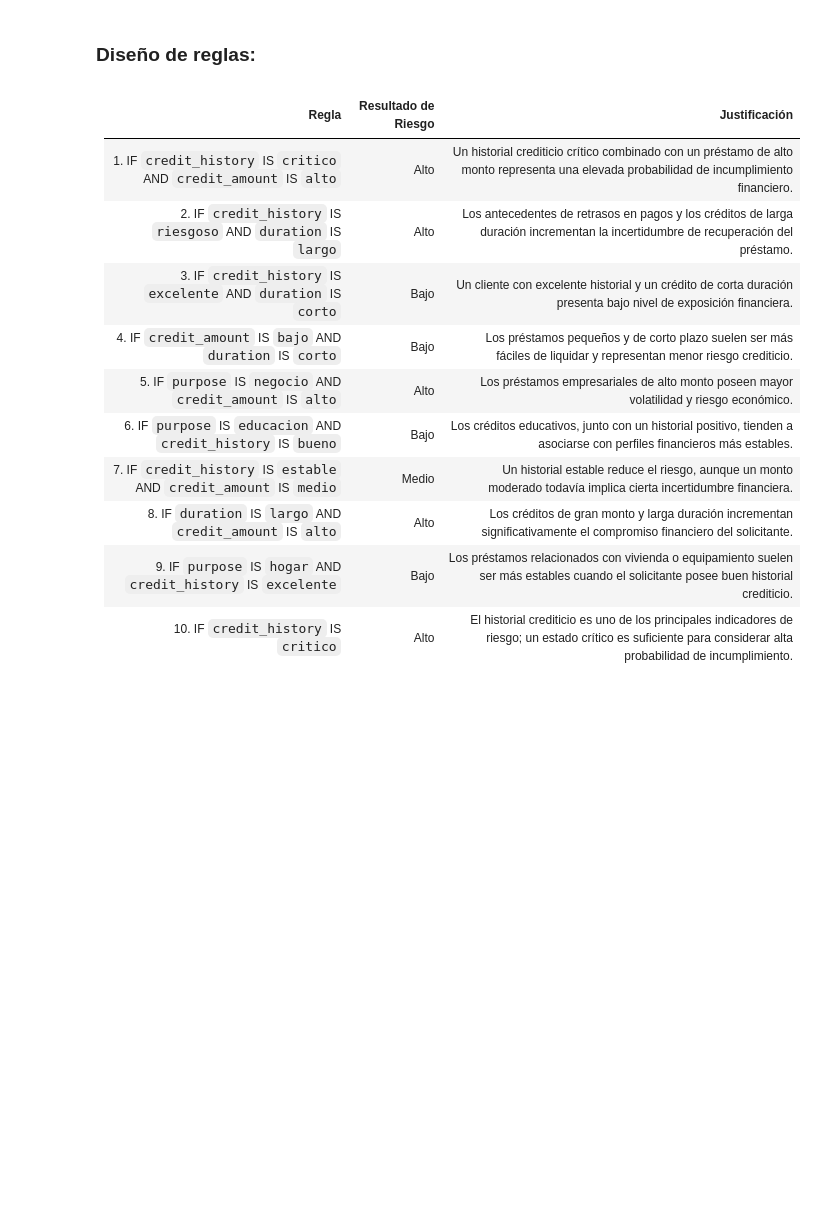
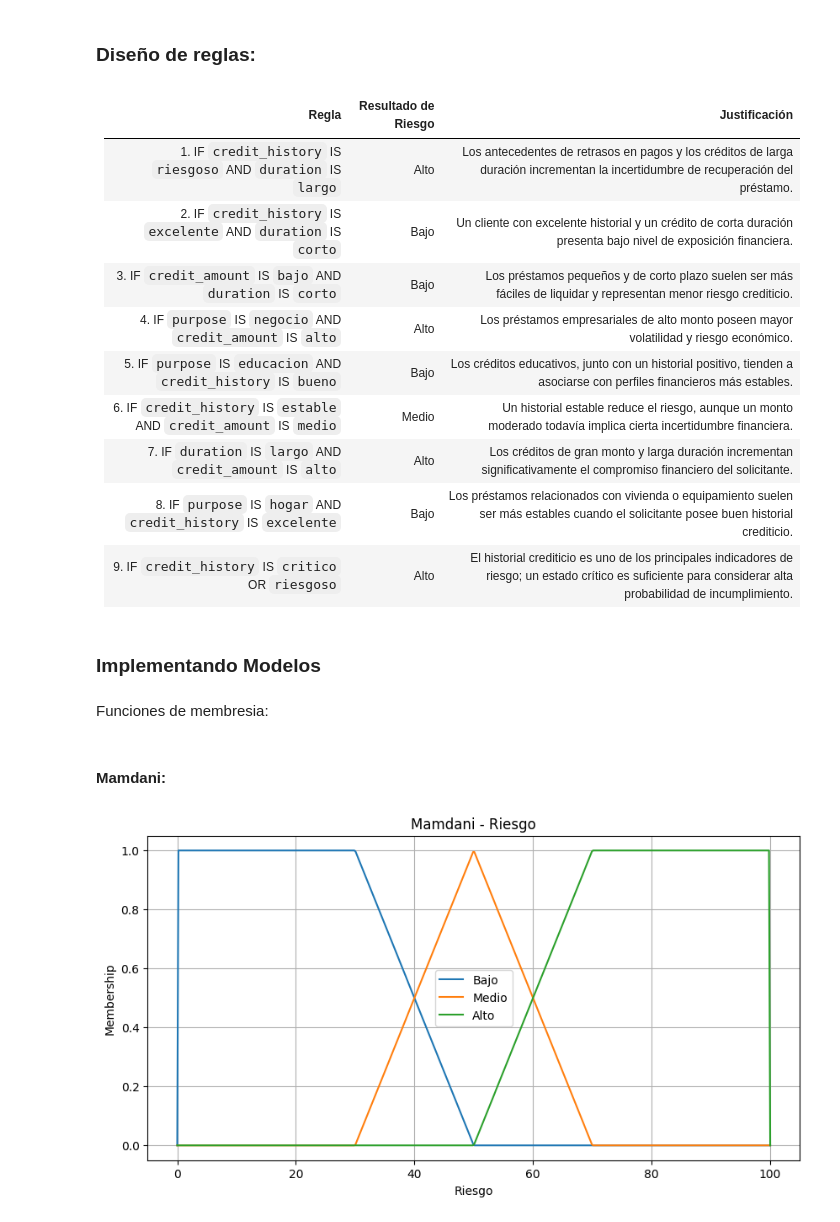
Before and after one commit to Mario-ACL/Metaheuristicas-para-Ciencia-de-Datos, a Jupyter notebook: tareas/tarea02.ipynb, the cells around one changed output. Saved outputs shown, nothing was run; the diff lists cells and outputs as text; code cells hidden in the pictures; blank space fills up the shorter version.

```diff
--- a/tareas/tarea02.ipynb
+++ b/tareas/tarea02.ipynb
@@ -372,13 +372,16 @@ Name: count, dtype: int64
 # %% [markdown]
 | Regla                                                                                   | Resultado de Riesgo | Justificación                                                                                                                                                 |
 | --------------------------------------------------------------------------------------- | ------------------- | ------------------------------------------------------------------------------------------------------------------------------------------------------------- |
-|1.  IF `credit_history` IS `critico` AND `credit_amount` IS `alto`   | Alto                | Un historial crediticio crítico combinado con un préstamo de alto monto representa una elevada probabilidad de incumplimiento financiero.                     |
-|2.  IF `credit_history` IS `riesgoso` AND `duration` IS `largo`           | Alto                | Los antecedentes de retrasos en pagos y los créditos de larga duración incrementan la incertidumbre de recuperación del préstamo.                             |
-|3.  IF `credit_history` IS `excelente` AND `duration` IS `corto`       | Bajo                | Un cliente con excelente historial y un crédito de corta duración presenta bajo nivel de exposición financiera.                                               |
-|4.  IF `credit_amount` IS `bajo` AND `duration` IS `corto`              | Bajo                | Los préstamos pequeños y de corto plazo suelen ser más fáciles de liquidar y representan menor riesgo crediticio.                                             |
-|5.  IF `purpose` IS `negocio` AND `credit_amount` IS `alto`           | Alto                | Los préstamos empresariales de alto monto poseen mayor volatilidad y riesgo económico.                                                                        |
-|6.  IF `purpose` IS `educacion` AND `credit_history` IS `bueno`          | Bajo                | Los créditos educativos, junto con un historial positivo, tienden a asociarse con perfiles financieros más estables.                                          |
-|7.  IF `credit_history` IS `estable` AND `credit_amount` IS `medio`  | Medio               | Un historial estable reduce el riesgo, aunque un monto moderado todavía implica cierta incertidumbre financiera.                                              |
-|8.  IF `duration` IS `largo` AND `credit_amount` IS `alto`              | Alto                | Los créditos de gran monto y larga duración incrementan significativamente el compromiso financiero del solicitante.                                          |
-|9.  IF `purpose` IS `hogar` AND `credit_history` IS `excelente`          | Bajo                | Los préstamos relacionados con vivienda o equipamiento suelen ser más estables cuando el solicitante posee buen historial crediticio.                         |
-|10.  IF `credit_history` IS `critico`                                  | Alto                | El historial crediticio es uno de los principales indicadores de riesgo; un estado crítico es suficiente para considerar alta probabilidad de incumplimiento. |
+|1.  IF `credit_history` IS `riesgoso` AND `duration` IS `largo`           | Alto                | Los antecedentes de retrasos en pagos y los créditos de larga duración incrementan la incertidumbre de recuperación del préstamo.                             |
+|2.  IF `credit_history` IS `excelente` AND `duration` IS `corto`       | Bajo                | Un cliente con excelente historial y un crédito de corta duración presenta bajo nivel de exposición financiera.                                               |
+|3.  IF `credit_amount` IS `bajo` AND `duration` IS `corto`              | Bajo                | Los préstamos pequeños y de corto plazo suelen ser más fáciles de liquidar y representan menor riesgo crediticio.                                             |
+|4.  IF `purpose` IS `negocio` AND `credit_amount` IS `alto`           | Alto                | Los préstamos empresariales de alto monto poseen mayor volatilidad y riesgo económico.                                                                        |
+|5.  IF `purpose` IS `educacion` AND `credit_history` IS `bueno`          | Bajo                | Los créditos educativos, junto con un historial positivo, tienden a asociarse con perfiles financieros más estables.                                          |
+|6.  IF `credit_history` IS `estable` AND `credit_amount` IS `medio`  | Medio               | Un historial estable reduce el riesgo, aunque un monto moderado todavía implica cierta incertidumbre financiera.                                              |
+|7.  IF `duration` IS `largo` AND `credit_amount` IS `alto`              | Alto                | Los créditos de gran monto y larga duración incrementan significativamente el compromiso financiero del solicitante.                                          |
+|8.  IF `purpose` IS `hogar` AND `credit_history` IS `excelente`          | Bajo                | Los préstamos relacionados con vivienda o equipamiento suelen ser más estables cuando el solicitante posee buen historial crediticio.                         |
+|9.  IF `credit_history` IS `critico` OR `riesgoso`                                 | Alto                | El historial crediticio es uno de los principales indicadores de riesgo; un estado crítico es suficiente para considerar alta probabilidad de incumplimiento. |
+# %% [markdown]
+### Implementando Modelos
+# %% [markdown]
+Funciones de membresia:
@@ -384,0 +470,2 @@ Name: count, dtype: int64
+# %% [markdown]
+#### Mamdani:
@@ -384,0 +656,34 @@ Name: count, dtype: int64
+# %%
+x = np.linspace(0, 100, 500)
+
+riesgo_bajo = [
+    trapezoidal(v, 0, 0, 30, 50)
+    for v in x
+]
+
+riesgo_medio = [
+    triangular(v, 30, 50, 70)
+    for v in x
+]
+
+riesgo_alto = [
+    trapezoidal(v, 50, 70, 100, 100)
+    for v in x
+]
+
+plt.figure(figsize=(10, 5))
+
+plt.plot(x, riesgo_bajo, label="Bajo")
+plt.plot(x, riesgo_medio, label="Medio") # En el resultado final no existe "medio" pero para que se vea bien la grafica lo deje
+plt.plot(x, riesgo_alto, label="Alto")
+
+plt.title("Mamdani - Riesgo")
+plt.xlabel("Riesgo")
+plt.ylabel("Membership")
+
+plt.legend()
+plt.grid()
+
+plt.show()
+# %% [output]
+[figure, added]
```
Also changed, not shown: parts of 35 cells of this notebook.
